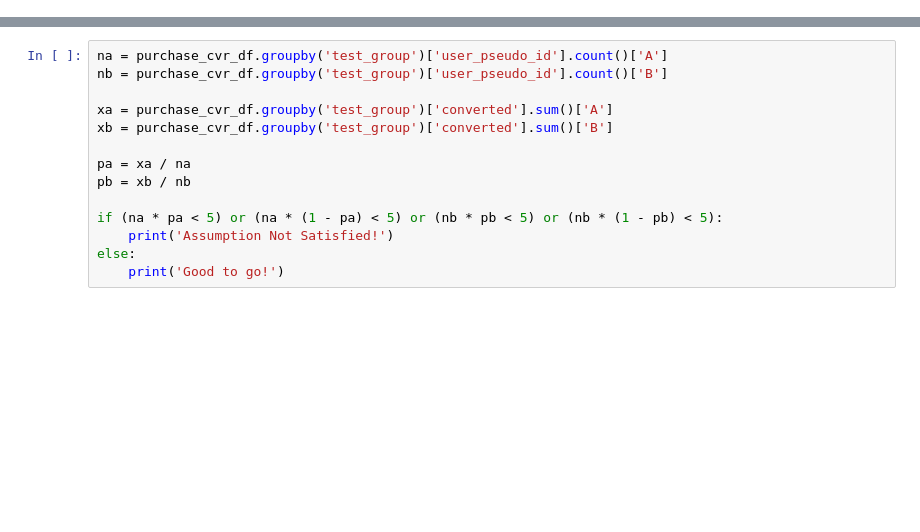
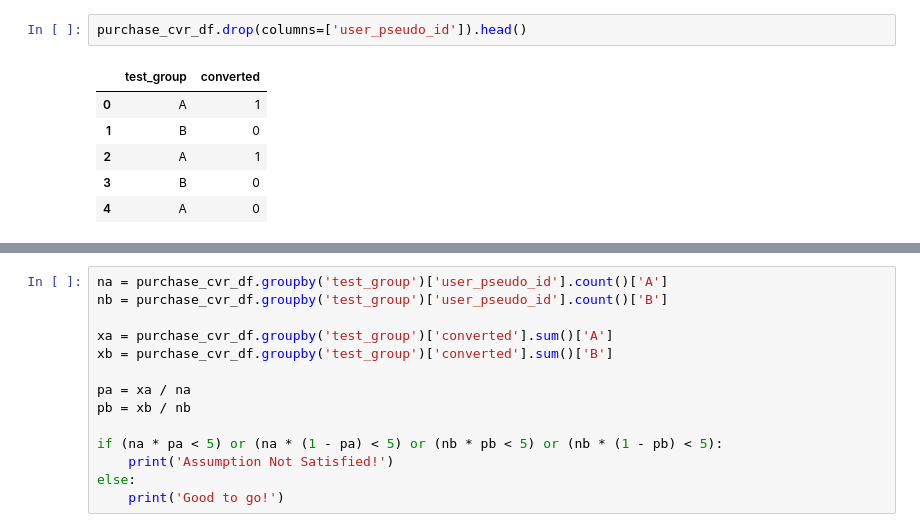
Before and after one commit to joshua-data/portfolio, a Jupyter notebook: ab_test_bigquery.ipynb, the cells around one changed output, grey strips where cells are left out. Saved outputs shown, nothing was run; the diff lists cells and outputs as text; blank space fills up the shorter version.

```diff
--- a/ab_test_bigquery.ipynb
+++ b/ab_test_bigquery.ipynb
@@ -396,0 +247,9 @@ arpu_df = results.to_dataframe()
+# %%
+purchase_cvr_df.drop(columns=['user_pseudo_id']).head()
+# %% [output]
+|  | test_group | converted |
+| 0 | A | 1 |
+| 1 | B | 0 |
+| 2 | A | 1 |
+| 3 | B | 0 |
+| 4 | A | 0 |
```
Also changed, not shown: parts of 77 cells of this notebook, 1 other file.
